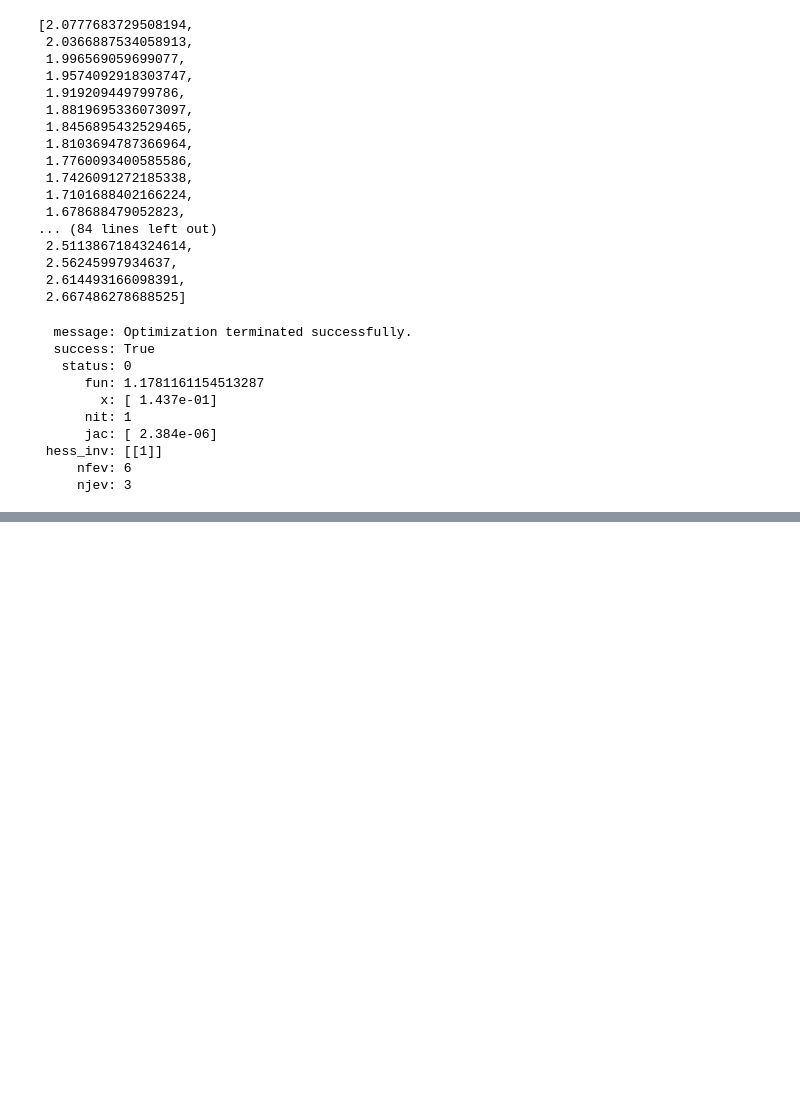
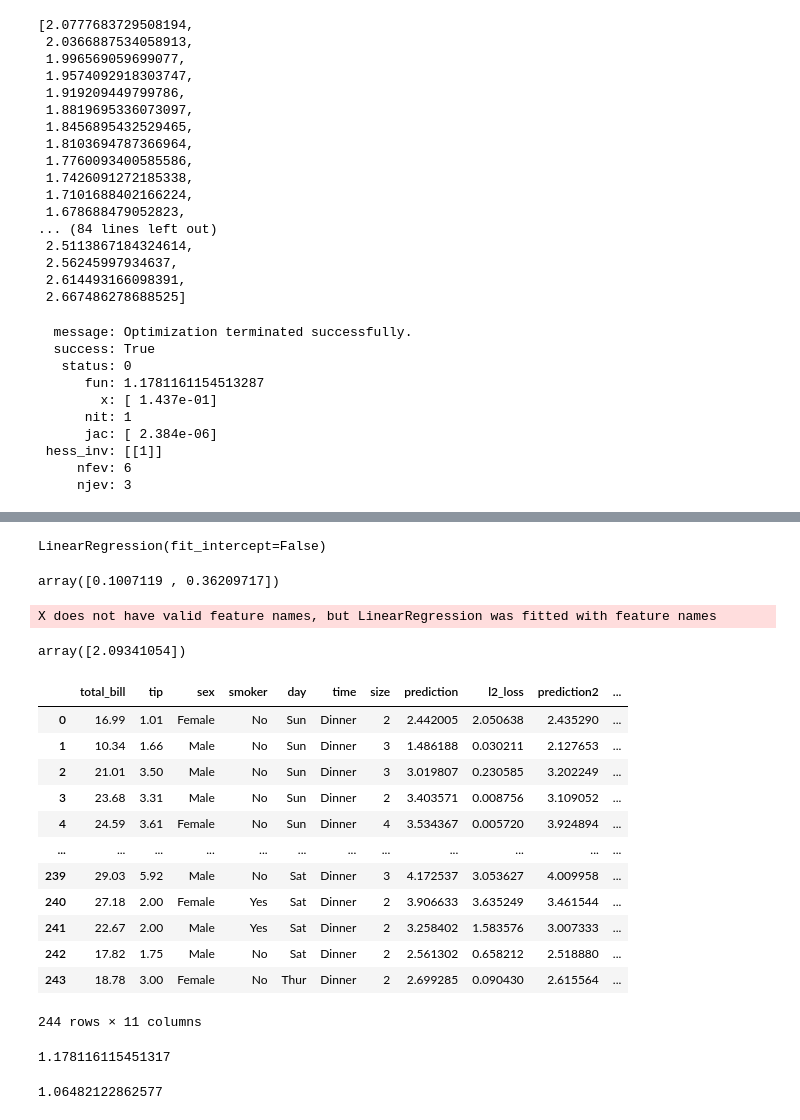
Before and after one commit to mrtajvidi/Machine-Learning, a Jupyter notebook: Module 7 Linear and Multiple Regressions/Self-Practice/Loss 7.5.ipynb, the cells around one changed output, grey strips where cells are left out. Drawn from its saved outputs; the diff is of its cells as text; code cells hidden in the pictures; blank space fills up the shorter version.

```diff
--- a/Module 7 Linear and Multiple Regressions/Self-Practice/Loss 7.5.ipynb
+++ b/Module 7 Linear and Multiple Regressions/Self-Practice/Loss 7.5.ipynb
@@ -125,0 +143,43 @@ opt.minimize(mse_given_theta, x0 = 0.2)
+# %%
+features = data[["total_bill", "size"]]
+tip = data["tip"]
+
+f2 = linear_model.LinearRegression(fit_intercept=False)
+f2.fit(features, tip)
+# %% [output]
+LinearRegression(fit_intercept=False)
+# %%
+f2.coef_
+# %% [output]
+array([0.1007119 , 0.36209717])
+# %%
+f2.predict([[10, 3]])
+# %% [output]
+X does not have valid feature names, but LinearRegression was fitted with feature names
+array([2.09341054])
+# %%
+data["prediction"] = f.predict(data[["total_bill"]])
+data["prediction_2d"] = f2.predict(data[["total_bill", "size"]])
+data
+# %% [output]
+|  | total_bill | tip | sex | smoker | day | time | size | prediction | l2_loss | prediction2 | ... |
+| 0 | 16.99 | 1.01 | Female | No | Sun | Dinner | 2 | 2.442005 | 2.050638 | 2.435290 | ... |
+| 1 | 10.34 | 1.66 | Male | No | Sun | Dinner | 3 | 1.486188 | 0.030211 | 2.127653 | ... |
+| 2 | 21.01 | 3.50 | Male | No | Sun | Dinner | 3 | 3.019807 | 0.230585 | 3.202249 | ... |
+| 3 | 23.68 | 3.31 | Male | No | Sun | Dinner | 2 | 3.403571 | 0.008756 | 3.109052 | ... |
+| 4 | 24.59 | 3.61 | Female | No | Sun | Dinner | 4 | 3.534367 | 0.005720 | 3.924894 | ... |
+| ... | ... | ... | ... | ... | ... | ... | ... | ... | ... | ... | ... |
+| 239 | 29.03 | 5.92 | Male | No | Sat | Dinner | 3 | 4.172537 | 3.053627 | 4.009958 | ... |
+| 240 | 27.18 | 2.00 | Female | Yes | Sat | Dinner | 2 | 3.906633 | 3.635249 | 3.461544 | ... |
+| 241 | 22.67 | 2.00 | Male | Yes | Sat | Dinner | 2 | 3.258402 | 1.583576 | 3.007333 | ... |
+| 242 | 17.82 | 1.75 | Male | No | Sat | Dinner | 2 | 2.561302 | 0.658212 | 2.518880 | ... |
+| 243 | 18.78 | 3.00 | Female | No | Thur | Dinner | 2 | 2.699285 | 0.090430 | 2.615564 | ... |
+244 rows × 11 columns
+# %%
+mean_squared_error(data["prediction"], tip)
+# %% [output]
+1.178116115451317
+# %%
+mean_squared_error(data["prediction_2d"], tip)
+# %% [output]
+1.06482122862577
```
Also changed, not shown: parts of 5 cells of this notebook.
